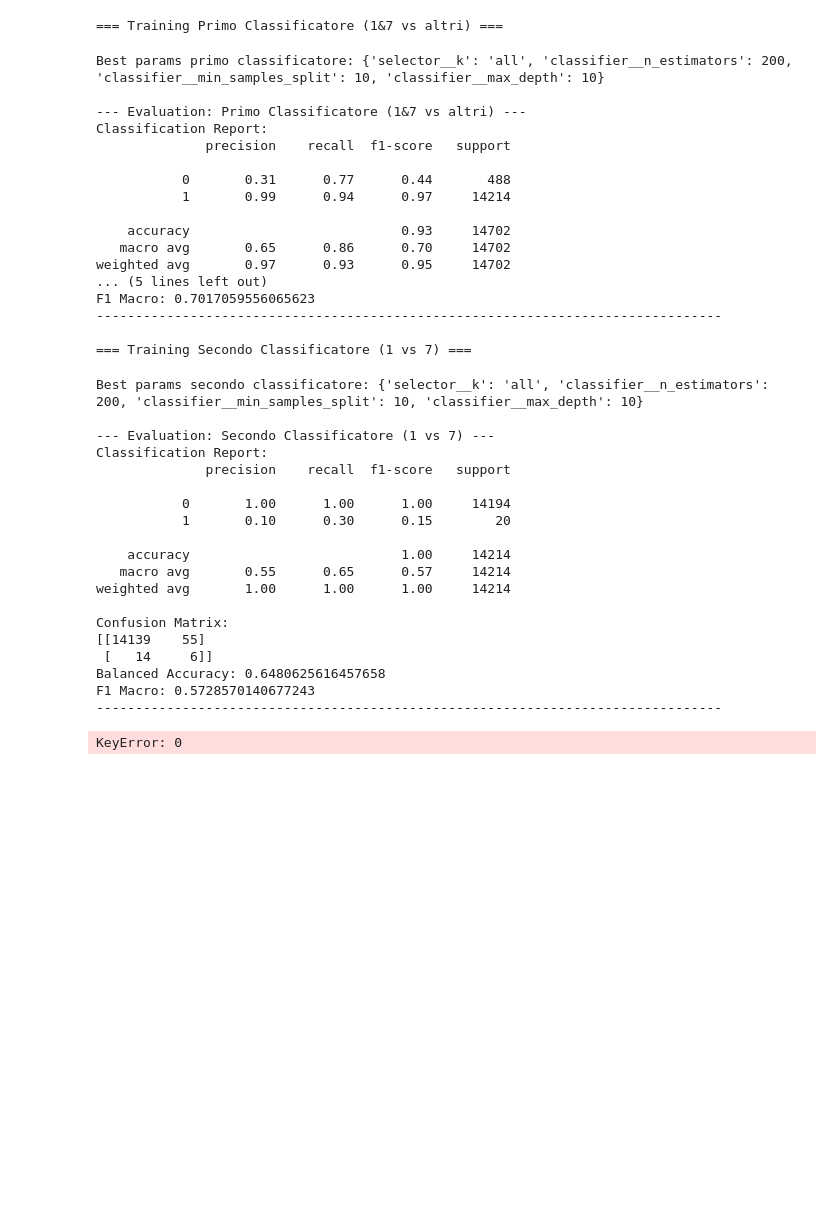
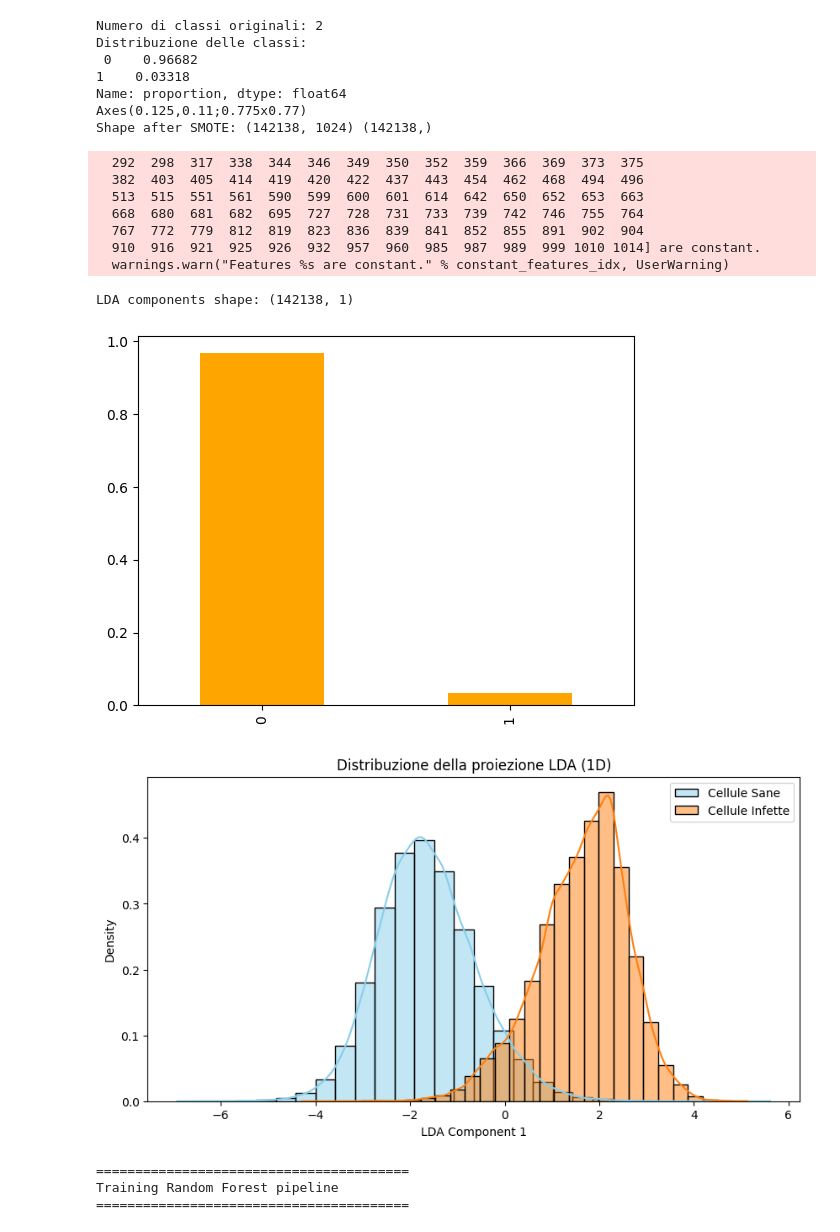
Before and after one commit to noemilatorre/blood_cells_recognition_and_classification, a Jupyter notebook: prova.ipynb, the cells around one changed output. Cells and saved outputs as stored; diff of their text form; code cells hidden in the pictures; blank space fills up the shorter version.

Commit message:
aggiunto diagramma

```diff
--- a/prova.ipynb
+++ b/prova.ipynb
@@ -95,7 +95,7 @@ def create_rf_pipeline():
     ])
 
     param_dist = {
-        'selector__k': [800, 900, 'all'],
+        'selector__k': [800, 'all'],
         'classifier__n_estimators': [100, 200, 300],
         'classifier__max_depth': [None, 5, 10, 20],
         'classifier__min_samples_split': [2, 5, 10]
@@ -289,68 +289,50 @@ def main():
         y_pred = best_model.predict(X_test)
 
         bal_acc = balanced_accuracy_score(y_test, y_pred)
         f1 = f1_score(y_test, y_pred, average='macro')
 
         results.append({
             "Model": name,
             "Best Params": search.best_params_,
             "Balanced Accuracy": bal_acc,
             "F1 Macro": f1
         })
 
         print(f"\nValutazione {name} sul test set:")
         evaluate_model(best_model, X_test, y_test, model_name=name)
 
     # Output tabellare finale
     results_df = pd.DataFrame(results)
     print("\nConfronto Finale:")
     print(results_df.sort_values(by="F1 Macro", ascending=False))
     logging.info("\nConfronto Finale:\n" + str(results_df.sort_values(by="F1 Macro", ascending=False)))
 
     plt.figure(figsize=(10, 6))
     sns.barplot(x='F1 Macro', y='Model', data=results_df.sort_values('F1 Macro', ascending=False), palette='viridis')
     plt.title("Confronto modelli - F1 Macro")
     plt.xlim(0, 1)
 
 
 if __name__ == "__main__":
     main()
 # %% [output]
-=== Training Primo Classificatore (1&7 vs altri) ===
+Numero di classi originali: 2
+Distribuzione delle classi:
+ 0    0.96682
+1    0.03318
+Name: proportion, dtype: float64
+Axes(0.125,0.11;0.775x0.77)
+Shape after SMOTE: (142138, 1024) (142138,)
-Best params primo classificatore: {'selector__k': 'all', 'classifier__n_estimators': 200, 'classifier__min_samples_split': 10, 'classifier__max_depth': 10}
-
---- Evaluation: Primo Classificatore (1&7 vs altri) ---
-Classification Report:
-              precision    recall  f1-score   support
-
-           0       0.31      0.77      0.44       488
-           1       0.99      0.94      0.97     14214
-
-    accuracy                           0.93     14702
-   macro avg       0.65      0.86      0.70     14702
-weighted avg       0.97      0.93      0.95     14702
-... (5 lines left out)
-F1 Macro: 0.7017059556065623
---------------------------------------------------------------------------------
-
-=== Training Secondo Classificatore (1 vs 7) ===
+  292  298  317  338  344  346  349  350  352  359  366  369  373  375
+  382  403  405  414  419  420  422  437  443  454  462  468  494  496
+  513  515  551  561  590  599  600  601  614  642  650  652  653  663
+  668  680  681  682  695  727  728  731  733  739  742  746  755  764
+  767  772  779  812  819  823  836  839  841  852  855  891  902  904
+  910  916  921  925  926  932  957  960  985  987  989  999 1010 1014] are constant.
+  warnings.warn("Features %s are constant." % constant_features_idx, UserWarning)
-Best params secondo classificatore: {'selector__k': 'all', 'classifier__n_estimators': 200, 'classifier__min_samples_split': 10, 'classifier__max_depth': 10}
-
---- Evaluation: Secondo Classificatore (1 vs 7) ---
-Classification Report:
-              precision    recall  f1-score   support
-
-           0       1.00      1.00      1.00     14194
-           1       0.10      0.30      0.15        20
-
-    accuracy                           1.00     14214
-   macro avg       0.55      0.65      0.57     14214
-weighted avg       1.00      1.00      1.00     14214
-
-Confusion Matrix:
-[[14139    55]
- [   14     6]]
-Balanced Accuracy: 0.6480625616457658
-F1 Macro: 0.5728570140677243
---------------------------------------------------------------------------------
+LDA components shape: (142138, 1)
+[figure, added]
+[figure, added]
-KeyError: 0
+========================================
+Training Random Forest pipeline
+========================================
```
Also changed, not shown: 30 other files.
